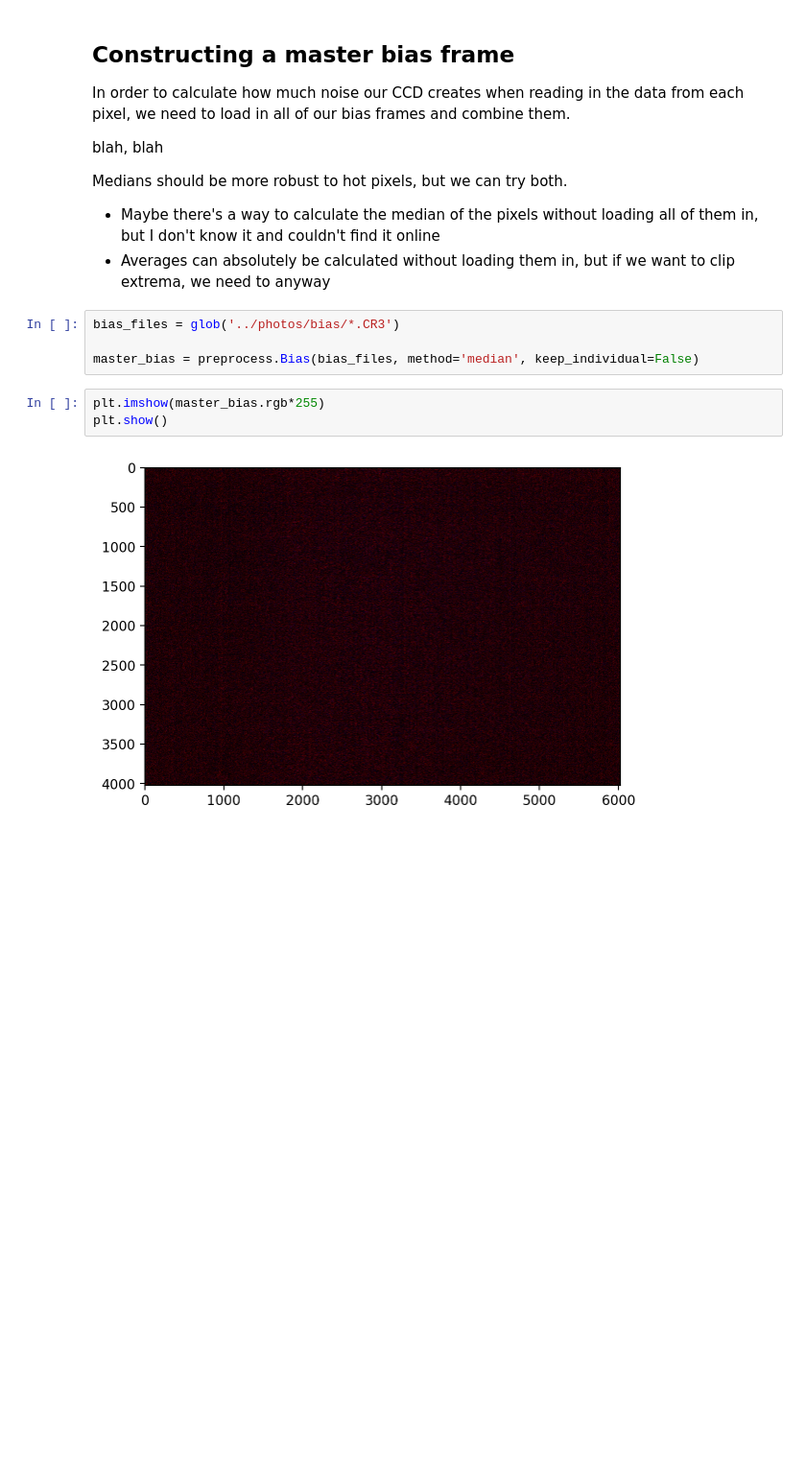
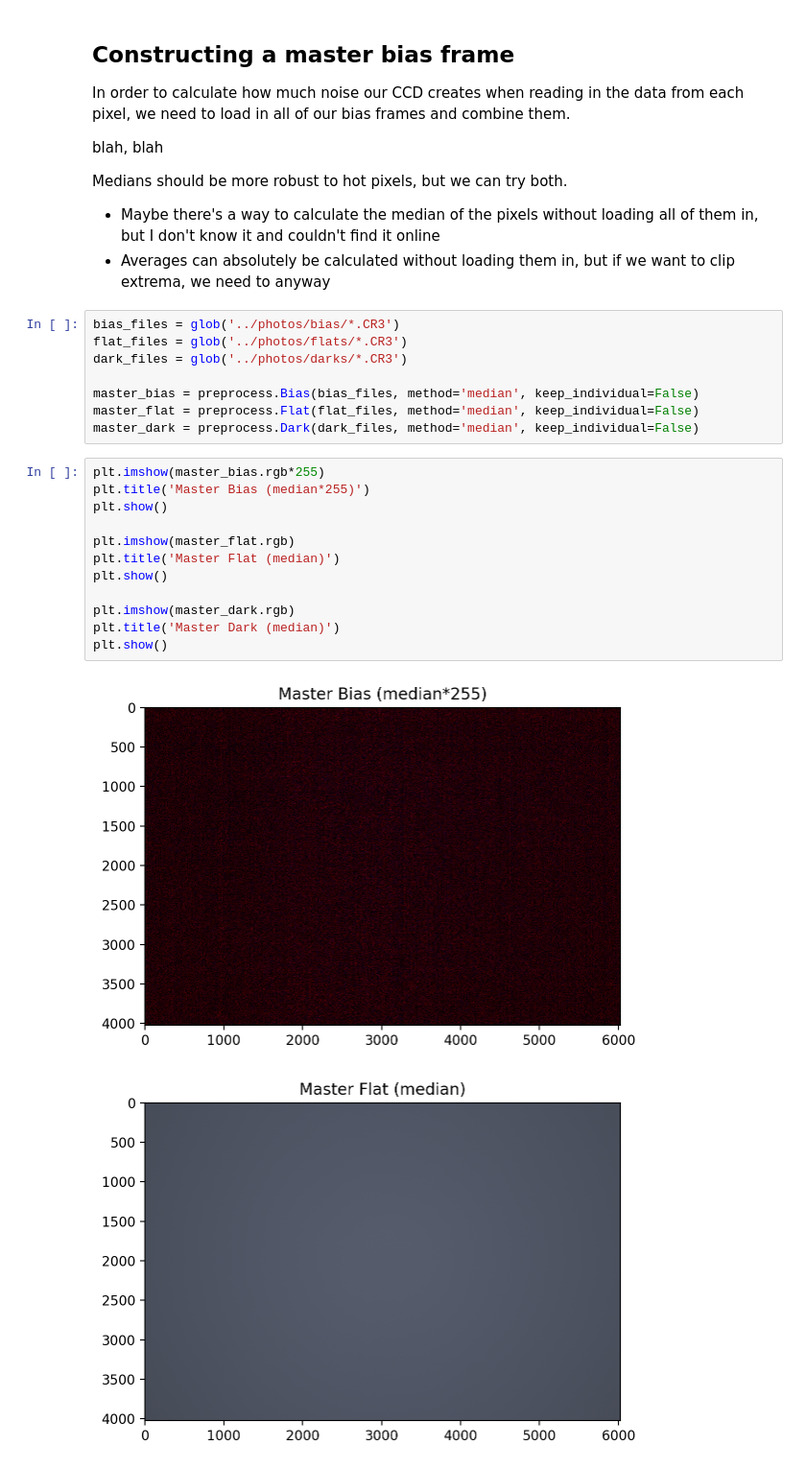
Before and after one commit to GersbachKa/Maestro, a Jupyter notebook: dev_notebooks/calibration_frames.ipynb, the cells around one changed output. Shown at 96% size. Cells and saved outputs as stored; diff of their text form; blank space fills up the shorter version.

Commit message:
created demo darks, flats, biases

```diff
--- a/dev_notebooks/calibration_frames.ipynb
+++ b/dev_notebooks/calibration_frames.ipynb
@@ -65,10 +65,24 @@ Medians should be more robust to hot pixels, but we can try both.
 - Averages can absolutely be calculated without loading them in, but if we want to clip extrema, we need to anyway
 # %%
 bias_files = glob('../photos/bias/*.CR3')
+flat_files = glob('../photos/flats/*.CR3')
+dark_files = glob('../photos/darks/*.CR3')
 
 master_bias = preprocess.Bias(bias_files, method='median', keep_individual=False)
+master_flat = preprocess.Flat(flat_files, method='median', keep_individual=False)
+master_dark = preprocess.Dark(dark_files, method='median', keep_individual=False)
-# %%
-plt.imshow(master_bias.rgb*255)
-plt.show()
-# %% [output]
-[figure, removed]
+# %%
+plt.imshow(master_bias.rgb*255)
+plt.title('Master Bias (median*255)')
+plt.show()
+
+plt.imshow(master_flat.rgb)
+plt.title('Master Flat (median)')
+plt.show()
+
+plt.imshow(master_dark.rgb)
+plt.title('Master Dark (median)')
+plt.show()
+# %% [output]
+[figure, added]
+[figure, added]
```
Also changed, not shown: parts of 1 cell of this notebook.
